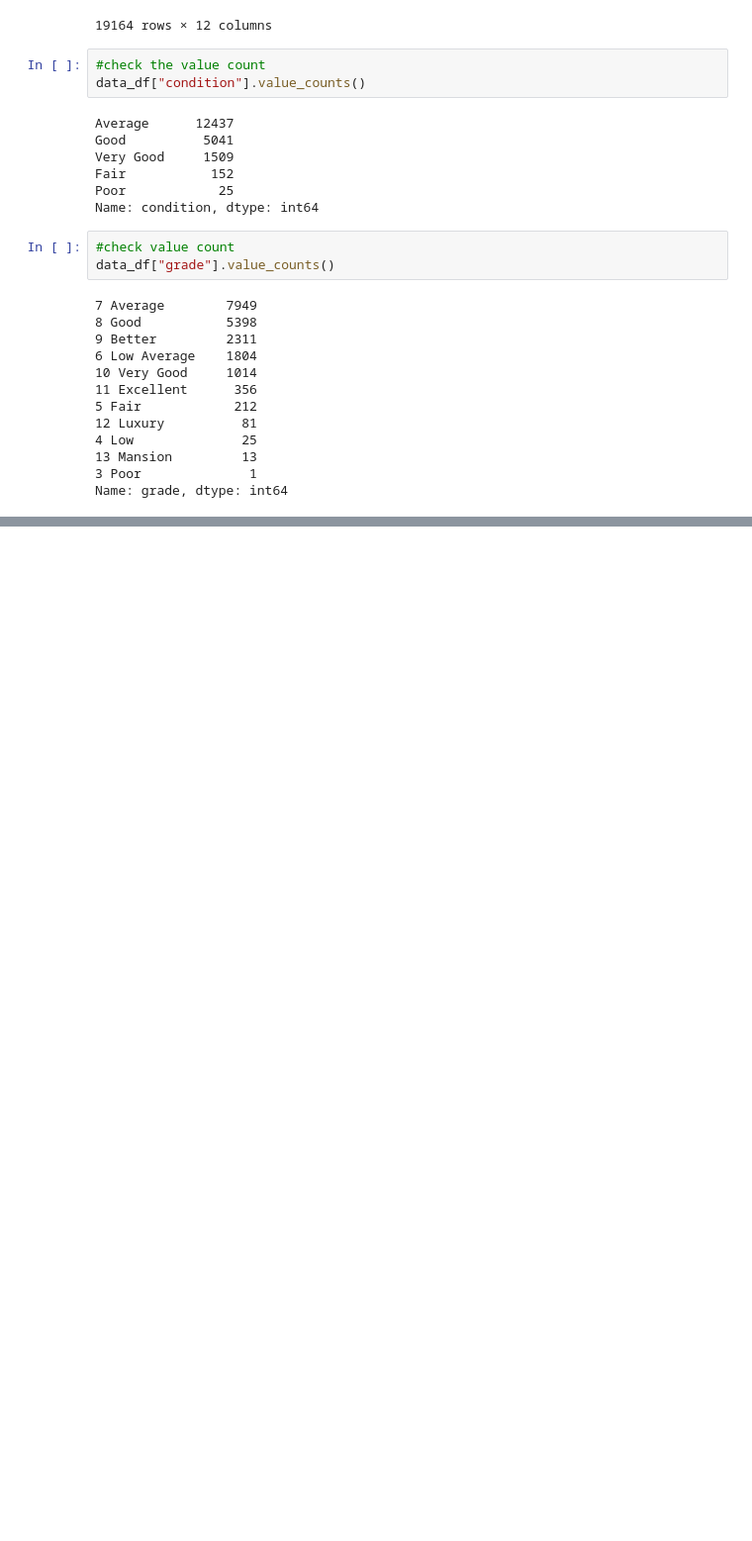
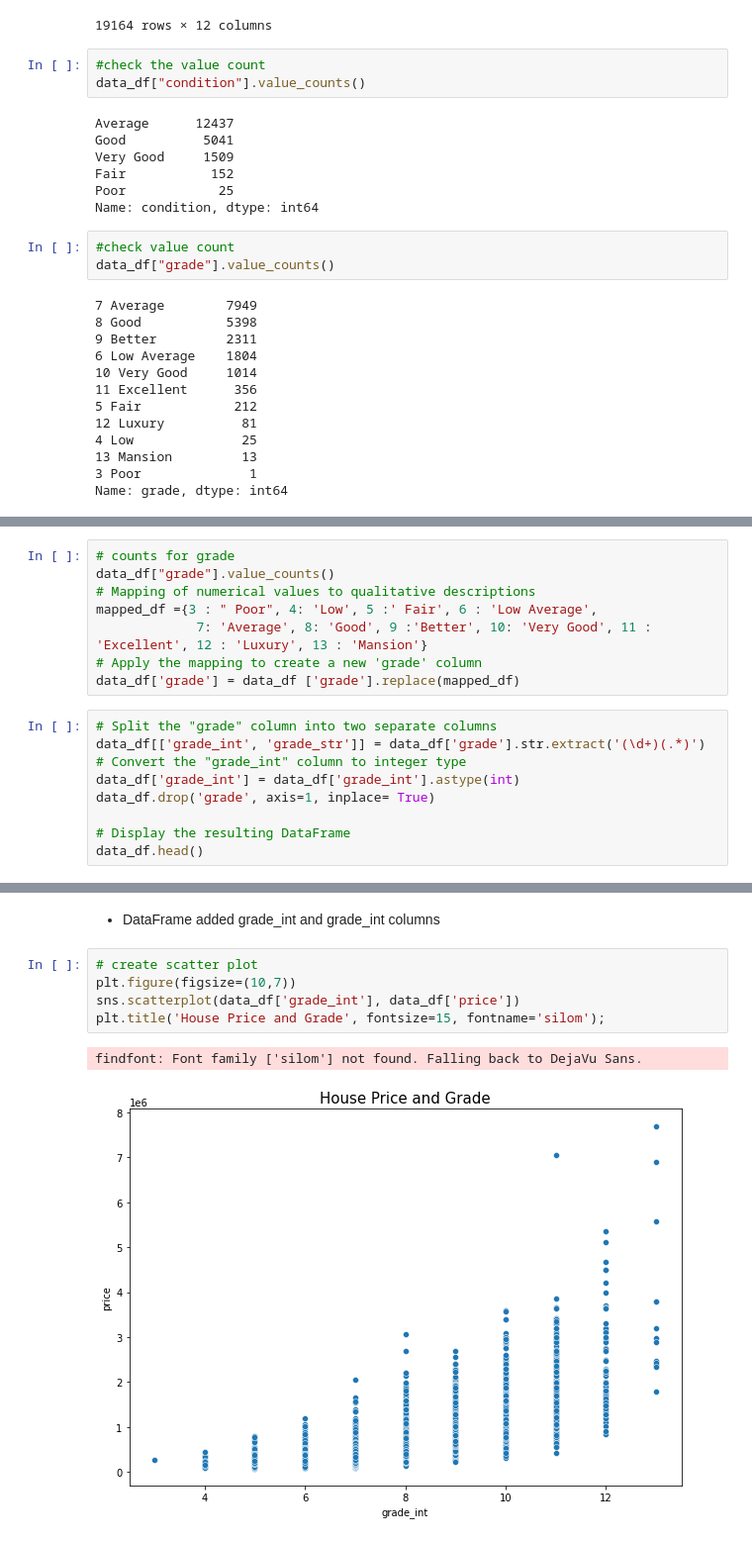
Before and after one commit to juliet-2013/REALESTATEPROJECT-8, a Jupyter notebook: student.ipynb, the cells around one changed output, grey strips where cells are left out. Shown at 99% size. Drawn from its saved outputs; the diff is of its cells as text; blank space fills up the shorter version.

```diff
--- a/student.ipynb
+++ b/student.ipynb
@@ -301,0 +364,17 @@ Name: grade, dtype: int64
+# %%
+# counts for grade
+data_df["grade"].value_counts()
+# Mapping of numerical values to qualitative descriptions
+mapped_df ={3 : " Poor", 4: 'Low', 5 :' Fair', 6 : 'Low Average',
+             7: 'Average', 8: 'Good', 9 :'Better', 10: 'Very Good', 11 : 'Excellent', 12 : 'Luxury', 13 : 'Mansion'}
+# Apply the mapping to create a new 'grade' column
+data_df['grade'] = data_df ['grade'].replace(mapped_df)
+# %%
+# Split the "grade" column into two separate columns
+data_df[['grade_int', 'grade_str']] = data_df['grade'].str.extract('(\d+)(.*)')
+# Convert the "grade_int" column to integer type
+data_df['grade_int'] = data_df['grade_int'].astype(int)
+data_df.drop('grade', axis=1, inplace= True)
+
+# Display the resulting DataFrame
+data_df.head()
@@ -301,0 +398,10 @@ Name: grade, dtype: int64
+# %% [markdown]
+* DataFrame added grade_int and grade_int columns
+# %%
+# create scatter plot
+plt.figure(figsize=(10,7))
+sns.scatterplot(data_df['grade_int'], data_df['price'])
+plt.title('House Price and Grade', fontsize=15, fontname='silom');
+# %% [output]
+findfont: Font family ['silom'] not found. Falling back to DejaVu Sans.
+[figure, added]
```
Also changed, not shown: parts of 27 cells of this notebook.
